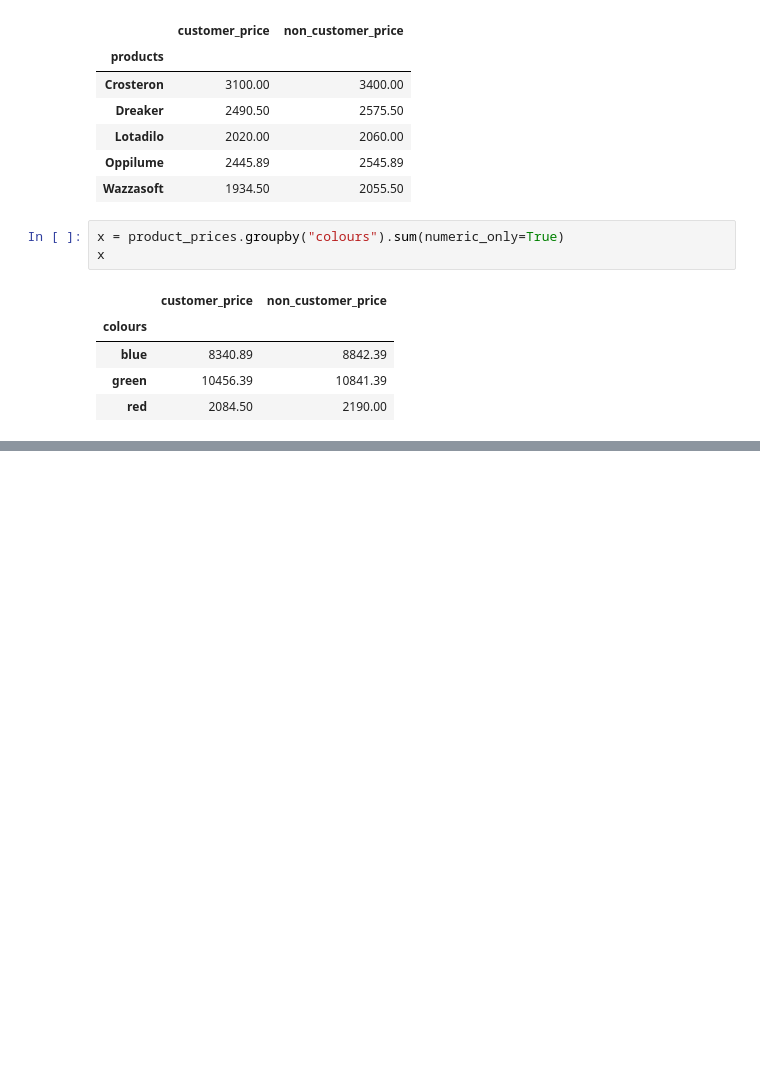
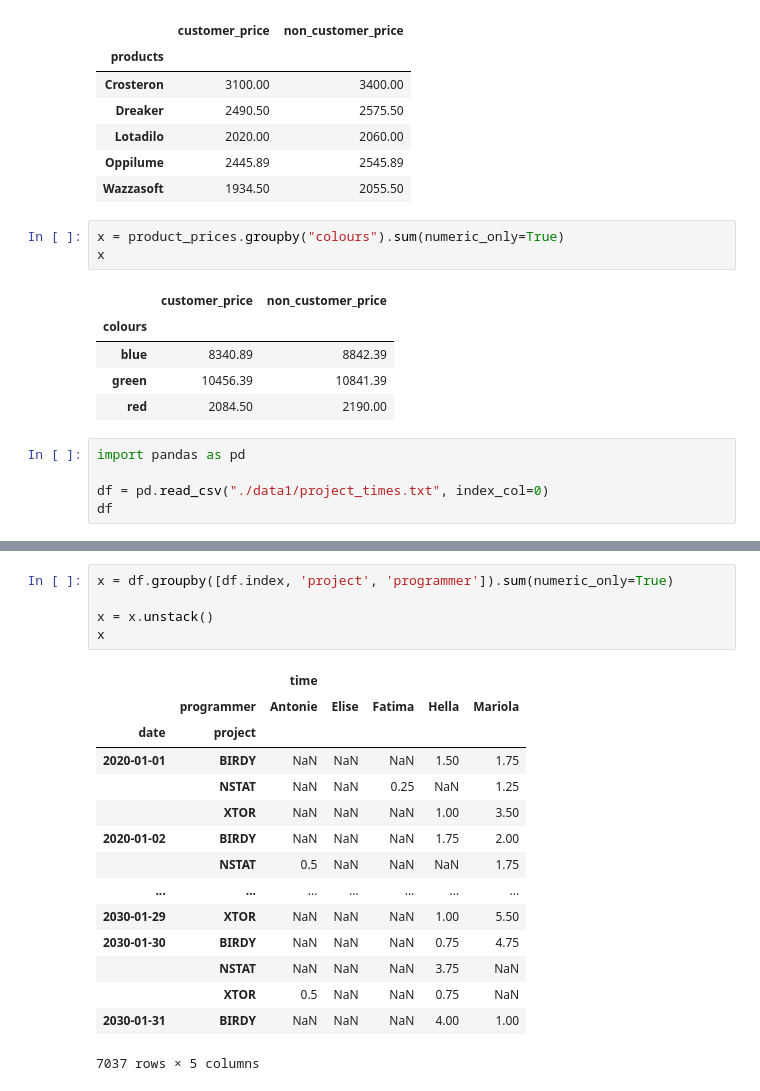
Before and after one commit to harmkenn/Python-Workbooks, a Jupyter notebook: python-course.eu/E_PC27_GroupBy.ipynb, the cells around one changed output, grey strips where cells are left out. Saved outputs shown, nothing was run; the diff lists cells and outputs as text; blank space fills up the shorter version.

```diff
--- a/python-course.eu/E_PC27_GroupBy.ipynb
+++ b/python-course.eu/E_PC27_GroupBy.ipynb
@@ -248,3 +248,8 @@ x
 | blue | 8340.89 | 8842.39 |
 | green | 10456.39 | 10841.39 |
 | red | 2084.50 | 2190.00 |
+# %%
+import pandas as pd
+
+df = pd.read_csv("./data1/project_times.txt", index_col=0)
+df
@@ -250,0 +321,21 @@ x
+# %%
+x = df.groupby([df.index, 'project', 'programmer']).sum(numeric_only=True)
+
+x = x.unstack()
+x
+# %% [output]
+|  |  | time |  |  |  |  |
+|  | programmer | Antonie | Elise | Fatima | Hella | Mariola |
+| date | project |  |  |  |  |  |
+| 2020-01-01 | BIRDY | NaN | NaN | NaN | 1.50 | 1.75 |
+|  | NSTAT | NaN | NaN | 0.25 | NaN | 1.25 |
+|  | XTOR | NaN | NaN | NaN | 1.00 | 3.50 |
+| 2020-01-02 | BIRDY | NaN | NaN | NaN | 1.75 | 2.00 |
+|  | NSTAT | 0.5 | NaN | NaN | NaN | 1.75 |
+| ... | ... | ... | ... | ... | ... | ... |
+| 2030-01-29 | XTOR | NaN | NaN | NaN | 1.00 | 5.50 |
+| 2030-01-30 | BIRDY | NaN | NaN | NaN | 0.75 | 4.75 |
+|  | NSTAT | NaN | NaN | NaN | 3.75 | NaN |
+|  | XTOR | 0.5 | NaN | NaN | 0.75 | NaN |
+| 2030-01-31 | BIRDY | NaN | NaN | NaN | 4.00 | 1.00 |
+7037 rows × 5 columns
```
Also changed, not shown: parts of 6 cells of this notebook, 1 other file.
